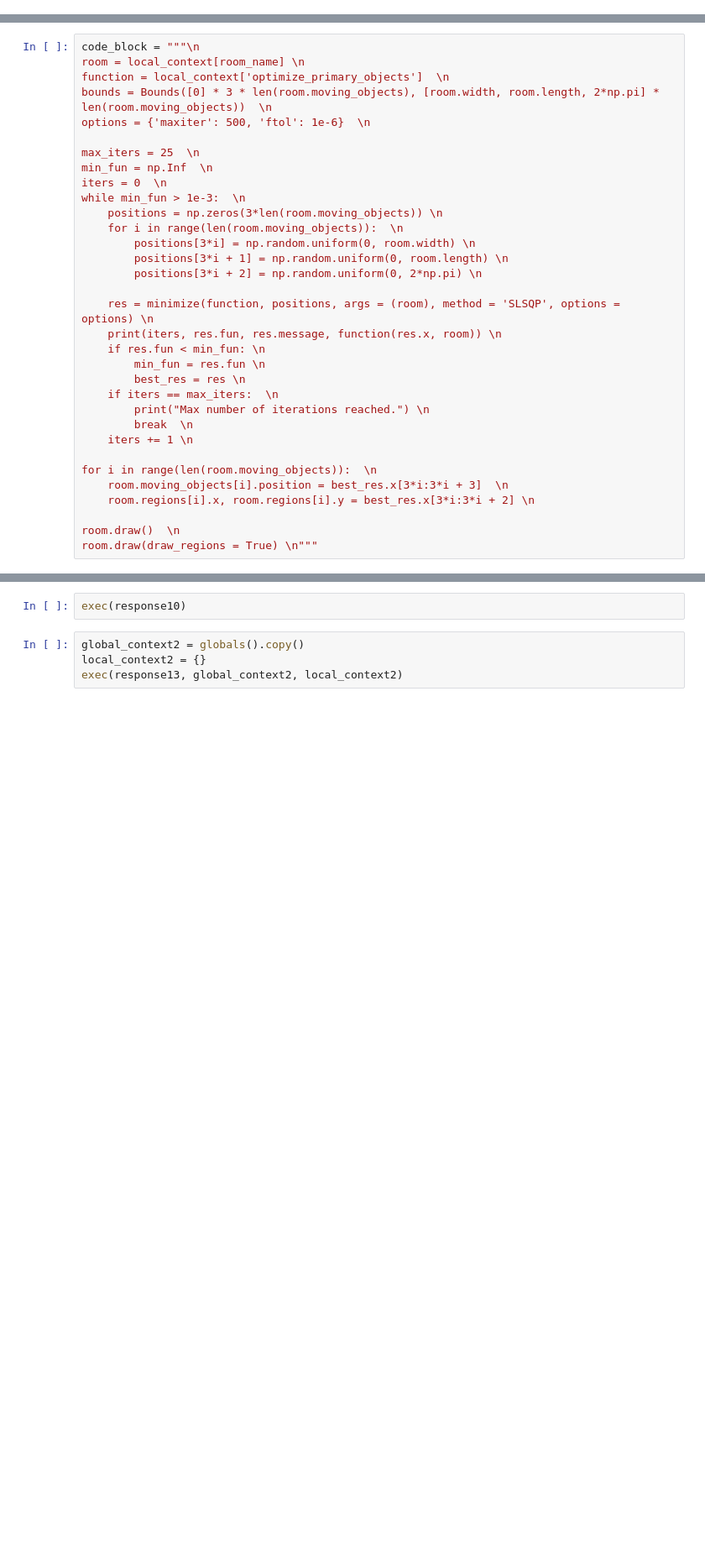
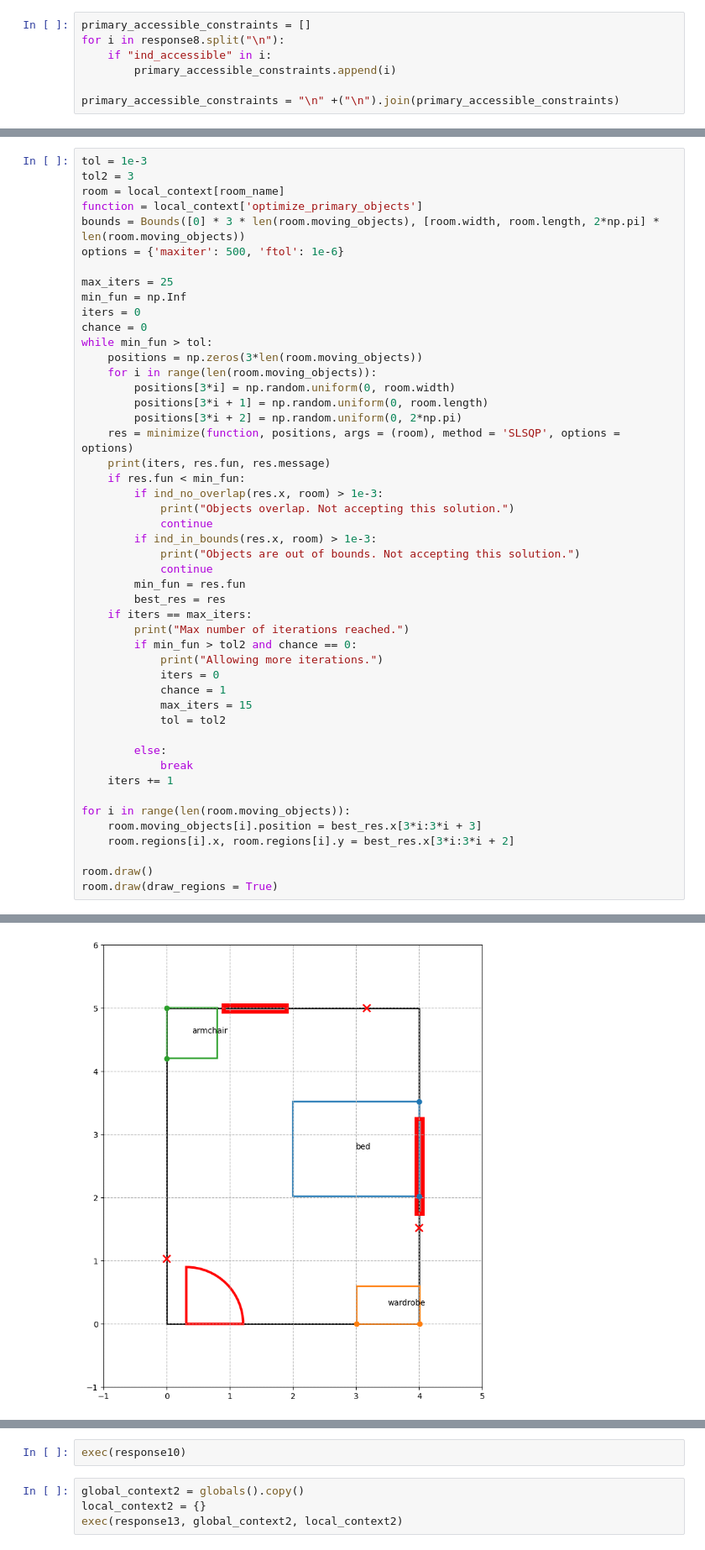
Before and after one commit to gabriellelittle1/MSc-Project, a Jupyter notebook: DSL/Phase1_2.ipynb, the cells around one changed output, grey strips where cells are left out. Shown at 84% size. Drawn from its saved outputs; the diff is of its cells as text; blank space fills up the shorter version.

Commit message:
New constraints + phase1_3

```diff
--- a/DSL/Phase1_2.ipynb
+++ b/DSL/Phase1_2.ipynb
@@ -369 +362,8 @@ dressing_region = region_setup(large_bedroom, 'dressing', 1)
     return output
+# %%
+primary_accessible_constraints = []
+for i in response8.split("\n"):
+    if "ind_accessible" in i:
+        primary_accessible_constraints.append(i)
+
+primary_accessible_constraints = "\n" +("\n").join(primary_accessible_constraints)
@@ -370,33 +535,49 @@ dressing_region = region_setup(large_bedroom, 'dressing', 1)
 # %%
-code_block = """\n
-room = local_context[room_name] \n
-function = local_context['optimize_primary_objects']  \n
-bounds = Bounds([0] * 3 * len(room.moving_objects), [room.width, room.length, 2*np.pi] * len(room.moving_objects))  \n
-options = {'maxiter': 500, 'ftol': 1e-6}  \n
+tol = 1e-3
+tol2 = 3
+room = local_context[room_name]
+function = local_context['optimize_primary_objects']
+bounds = Bounds([0] * 3 * len(room.moving_objects), [room.width, room.length, 2*np.pi] * len(room.moving_objects))
+options = {'maxiter': 500, 'ftol': 1e-6}
 
-max_iters = 25  \n
-min_fun = np.Inf  \n
-iters = 0  \n
-while min_fun > 1e-3:  \n
-    positions = np.zeros(3*len(room.moving_objects)) \n
-    for i in range(len(room.moving_objects)):  \n
-        positions[3*i] = np.random.uniform(0, room.width) \n
-        positions[3*i + 1] = np.random.uniform(0, room.length) \n
-        positions[3*i + 2] = np.random.uniform(0, 2*np.pi) \n
+max_iters = 25
+min_fun = np.Inf
+iters = 0
+chance = 0
+while min_fun > tol:
+    positions = np.zeros(3*len(room.moving_objects))
+    for i in range(len(room.moving_objects)):
+        positions[3*i] = np.random.uniform(0, room.width)
+        positions[3*i + 1] = np.random.uniform(0, room.length)
+        positions[3*i + 2] = np.random.uniform(0, 2*np.pi)
+    res = minimize(function, positions, args = (room), method = 'SLSQP', options = options)
+    print(iters, res.fun, res.message)
+    if res.fun < min_fun:
+        if ind_no_overlap(res.x, room) > 1e-3:
+            print("Objects overlap. Not accepting this solution.")
+            continue
+        if ind_in_bounds(res.x, room) > 1e-3:
+            print("Objects are out of bounds. Not accepting this solution.")
+            continue
+        min_fun = res.fun
+        best_res = res
+    if iters == max_iters:
+        print("Max number of iterations reached.")
+        if min_fun > tol2 and chance == 0:
+            print("Allowing more iterations.")
+            iters = 0
+            chance = 1
+            max_iters = 15
+            tol = tol2
 
-    res = minimize(function, positions, args = (room), method = 'SLSQP', options = options) \n
-    print(iters, res.fun, res.message, function(res.x, room)) \n
-    if res.fun < min_fun: \n
-        min_fun = res.fun \n
-        best_res = res \n
-    if iters == max_iters:  \n
-        print("Max number of iterations reached.") \n
-        break  \n
-    iters += 1 \n
+        else:
+            break
+    iters += 1
 
-for i in range(len(room.moving_objects)):  \n
-    room.moving_objects[i].position = best_res.x[3*i:3*i + 3]  \n
-    room.regions[i].x, room.regions[i].y = best_res.x[3*i:3*i + 2] \n
+for i in range(len(room.moving_objects)):
+    room.moving_objects[i].position = best_res.x[3*i:3*i + 3]
+    room.regions[i].x, room.regions[i].y = best_res.x[3*i:3*i + 2]
 
-room.draw()  \n
-room.draw(draw_regions = True) \n"""
+room.draw()
+room.draw(draw_regions = True)
+# %% [output]
@@ -402,0 +601 @@ room.draw(draw_regions = True) \n"""
+[figure, added]
```
Also changed, not shown: parts of 18 cells of this notebook, 5 other files.
